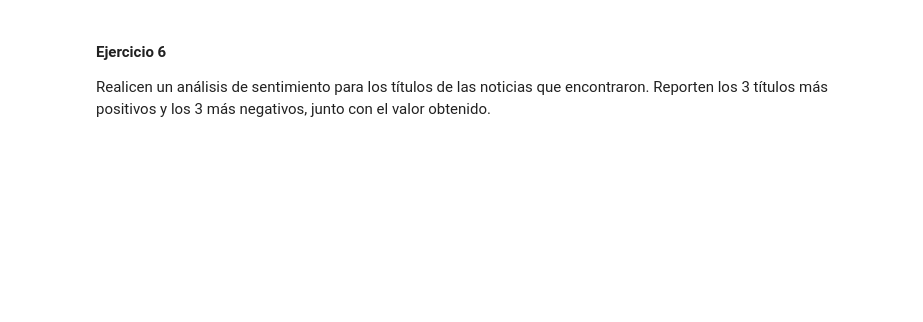
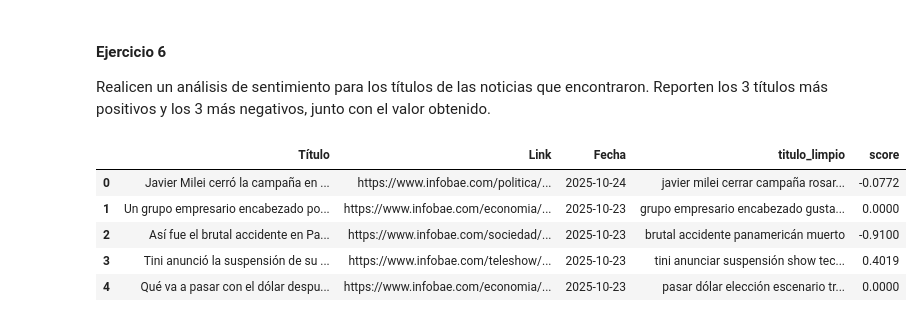
Before and after one commit to FAgustinAcosta/TPs_BigData2025, a Jupyter notebook: TP2/TP2.ipynb, the cells around one changed output. Drawn from its saved outputs; the diff is of its cells as text; code cells hidden in the pictures; blank space fills up the shorter version.

```diff
--- a/TP2/TP2.ipynb
+++ b/TP2/TP2.ipynb
@@ -308,0 +317,19 @@ Nota 2: junto con su entrega, adjunten una captura de la página de noticias al
+# %%
+# Esta funcion nos permite extraer las fechas de las noticias así sabremos
+# que los links son efectivamente noticias, pues todas las noticias llevan fecha
+def extract_date_from_url(url):
+    """
+    Intenta extraer la fecha de la URL de Infobae, pues así obtenemos un link de noticia verdadera
+    las urls de infobae típicamente tienen formato: /seccion/YYYY/MM/DD/titulo/
+    """
+    date_pattern = r'/(\d{4})/(\d{2})/(\d{2})/'
+    match = re.search(date_pattern, url)
+
+    if match: # si encuentro la estructura la guardo y la convierto en fecha
+        year, month, day = match.groups()
+        try:
+            date = datetime(int(year), int(month), int(day))
+            return date.strftime('%Y-%m-%d')
+        except ValueError:
+            return None
+    return None
@@ -311,0 +481,16 @@ Realicen un análisis de sentimiento para los títulos de las noticias que encon
+# %%
+# Aplicamos la función para limpiar títulos para tener un columna con títulos limpios y le aplicamos al data frame
+df['titulo_limpio'] = df['Título'].apply(limpiar_titulos_spacy)
+
+# Vemos el sentiment
+df['score'] = df['titulo_limpio'].apply(lambda x: sia2.polarity_scores(x)['compound'])
+
+
+df.head()
+# %% [output]
+|  | Título | Link | Fecha | titulo_limpio | score |
+| 0 | Javier Milei cerró la campaña en ... | https://www.infobae.com/politica/... | 2025-10-24 | javier milei cerrar campaña rosar... | -0.0772 |
+| 1 | Un grupo empresario encabezado po... | https://www.infobae.com/economia/... | 2025-10-23 | grupo empresario encabezado gusta... | 0.0000 |
+| 2 | Así fue el brutal accidente en Pa... | https://www.infobae.com/sociedad/... | 2025-10-23 | brutal accidente panamericán muerto | -0.9100 |
+| 3 | Tini anunció la suspensión de su ... | https://www.infobae.com/teleshow/... | 2025-10-23 | tini anunciar suspensión show tec... | 0.4019 |
+| 4 | Qué va a pasar con el dólar despu... | https://www.infobae.com/economia/... | 2025-10-23 | pasar dólar elección escenario tr... | 0.0000 |
```
Also changed, not shown: parts of 5 cells of this notebook, 2 other files.
